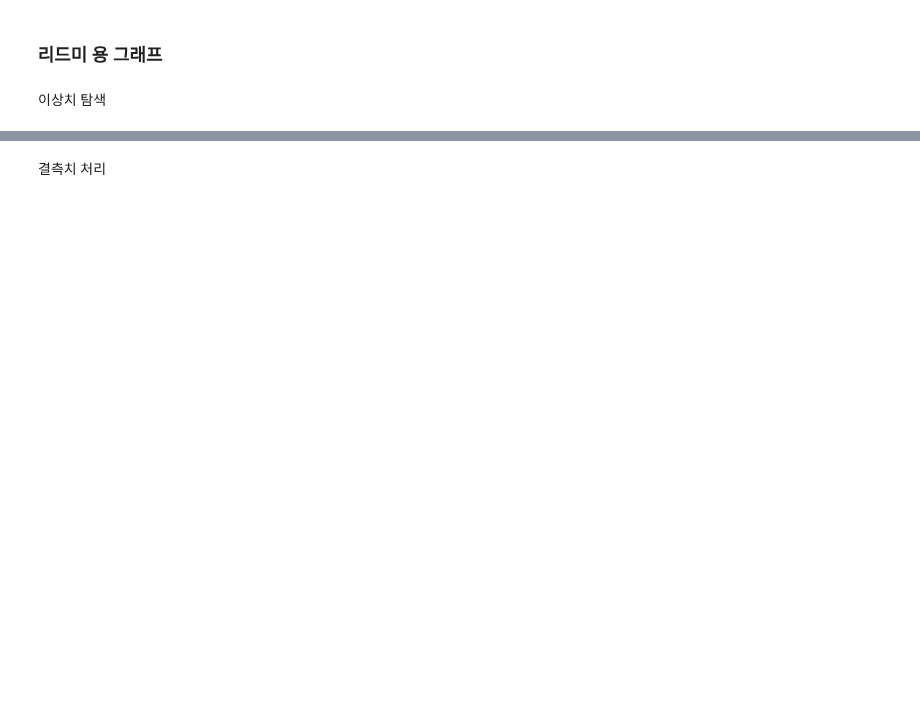
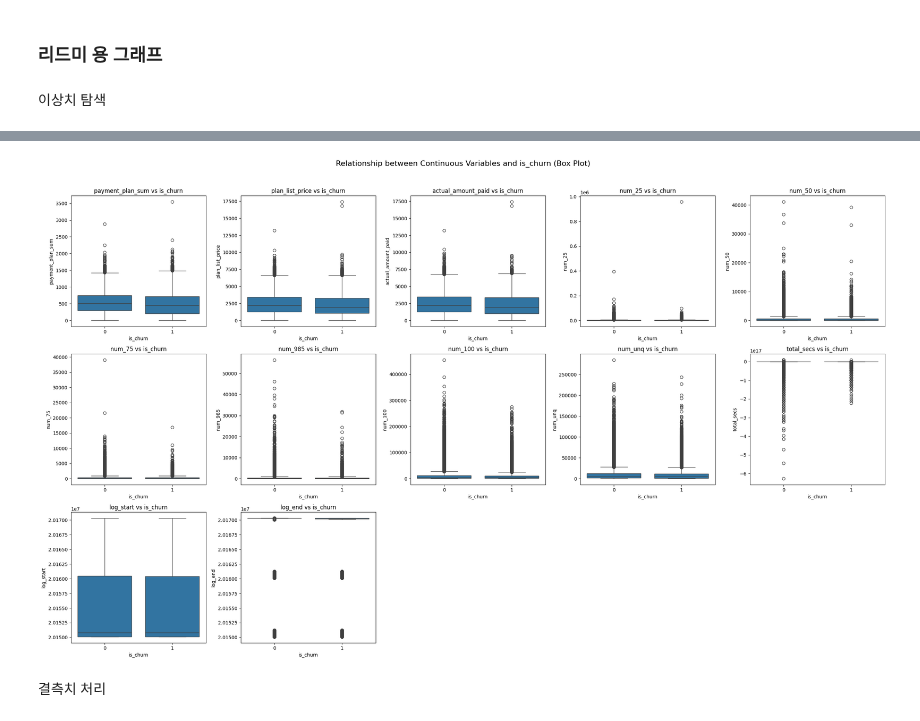
Before and after one commit to SKNETWORKS-FAMILY-AICAMP/SKN09-2nd-2Team, a Jupyter notebook: kimujung/tmp_1.ipynb, the cells around one changed output, grey strips where cells are left out. Drawn from its saved outputs; the diff is of its cells as text; code cells hidden in the pictures; blank space fills up the shorter version.

```diff
--- a/kimujung/tmp_1.ipynb
+++ b/kimujung/tmp_1.ipynb
@@ -18,32 +24,34 @@ df = pd.read_csv(data_dir + "kkbox_data_total.csv")
 df.head(3)
 # %%
 # 연속형 변수 목록
-continuous_cols = ['is_back', 'payment_plan_sum', 'plan_list_price', 'actual_amount_paid', 'num_25', 'num_50', 'num_75', 'num_985', 'num_100',
+continuous_cols = ['payment_plan_sum', 'plan_list_price', 'actual_amount_paid', 'num_25', 'num_50', 'num_75', 'num_985', 'num_100',
        'num_unq', 'total_secs', 'log_start', 'log_end']
 
 num_vars = len(continuous_cols)
 cols = 5  # 서브플롯의 열 개수
 rows = math.ceil(num_vars / cols)  # 필요한 행 개수
 
 fig, axes = plt.subplots(rows, cols, figsize=(25, 5 * rows))
 fig.suptitle("Relationship between Continuous Variables and is_churn (Box Plot)", fontsize=16)
 
 for i, col in enumerate(continuous_cols):
     row, col_idx = divmod(i, cols)  # 현재 변수의 행, 열 인덱스 계산
     ax = axes[row, col_idx] if rows > 1 else axes[col_idx]  # 행이 1개일 경우 처리
 
     sns.boxplot(x='is_churn', y=col, data=df, ax=ax)
     ax.set_title(f'{col} vs is_churn')
     ax.set_xlabel('is_churn')
     ax.set_ylabel(col)
 
 # 남은 빈 서브플롯 제거
 for j in range(i + 1, rows * cols):
     row, col_idx = divmod(j, cols)
     fig.delaxes(axes[row, col_idx])
 
 plt.tight_layout(rect=[0, 0, 1, 0.96])
 plt.show()
+# %% [output]
+[figure, added]
 # %% [markdown]
 결측치 처리
 # %%
```
Also changed, not shown: parts of 1 cell of this notebook.
